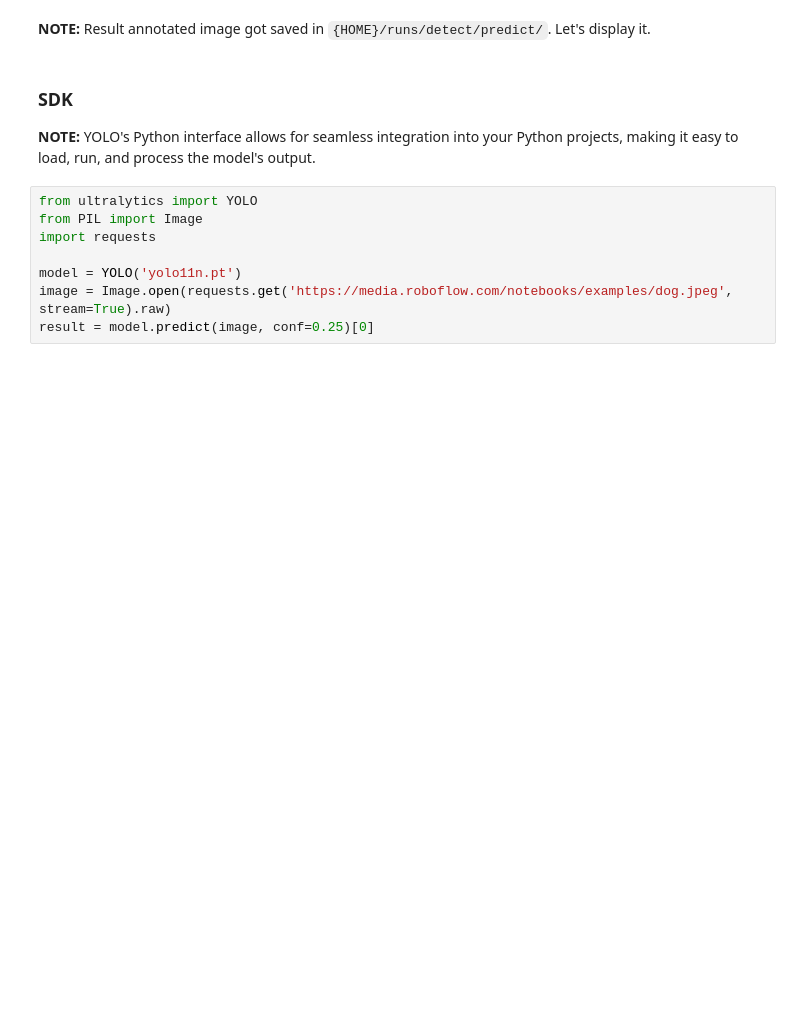
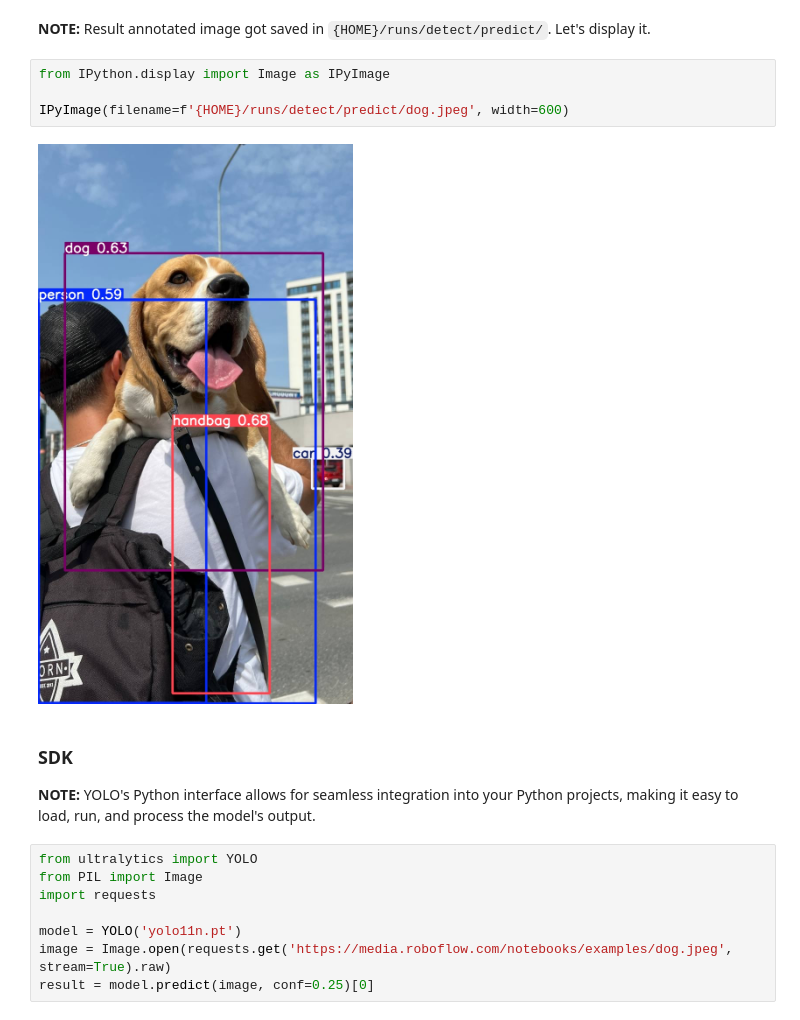
Before and after one commit to Benzen911/To-Do-List, a Jupyter notebook: notebooks/train-yolo11-object-detection-on-custom-dataset.ipynb, the cells around one changed output. Saved outputs shown, nothing was run; the diff lists cells and outputs as text; blank space fills up the shorter version.

```diff
--- a/notebooks/train-yolo11-object-detection-on-custom-dataset.ipynb
+++ b/notebooks/train-yolo11-object-detection-on-custom-dataset.ipynb
@@ -86,6 +66,12 @@ Results saved to runs/detect/predict4
 💡 Learn more at https://docs.ultralytics.com/modes/predict
 # %% [markdown]
 **NOTE:** Result annotated image got saved in `{HOME}/runs/detect/predict/`. Let's display it.
+# %%
+from IPython.display import Image as IPyImage
+
+IPyImage(filename=f'{HOME}/runs/detect/predict/dog.jpeg', width=600)
+# %% [output]
+[figure, added]
 # %% [markdown]
 ### SDK
 
```
Also changed, not shown: parts of 21 cells of this notebook.
